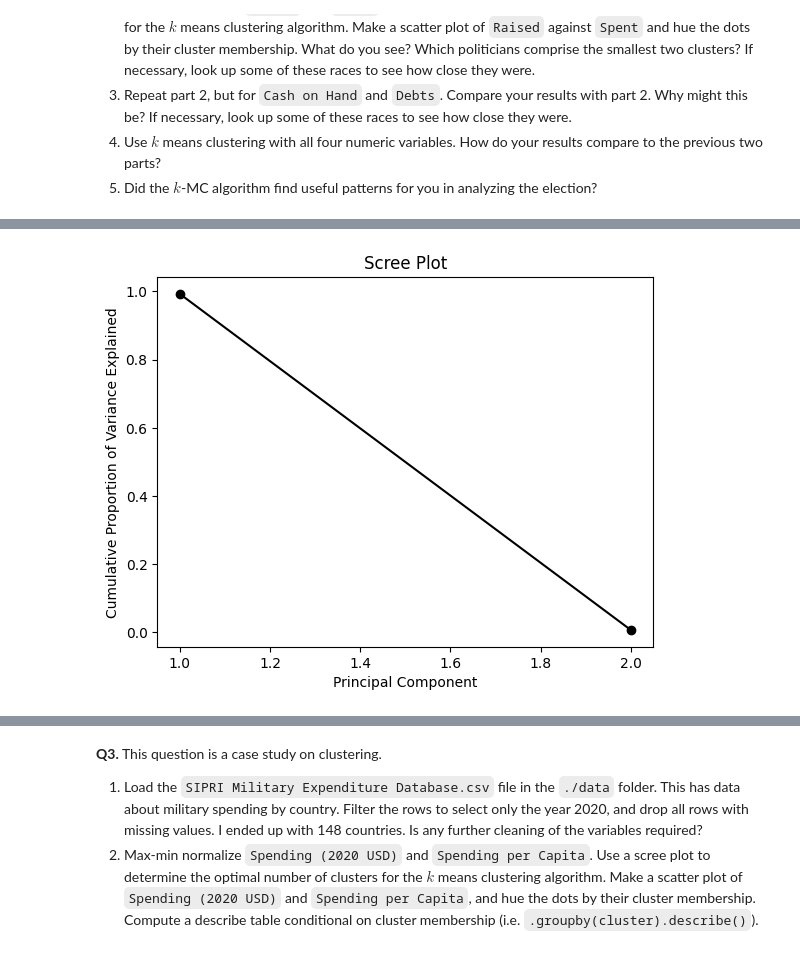
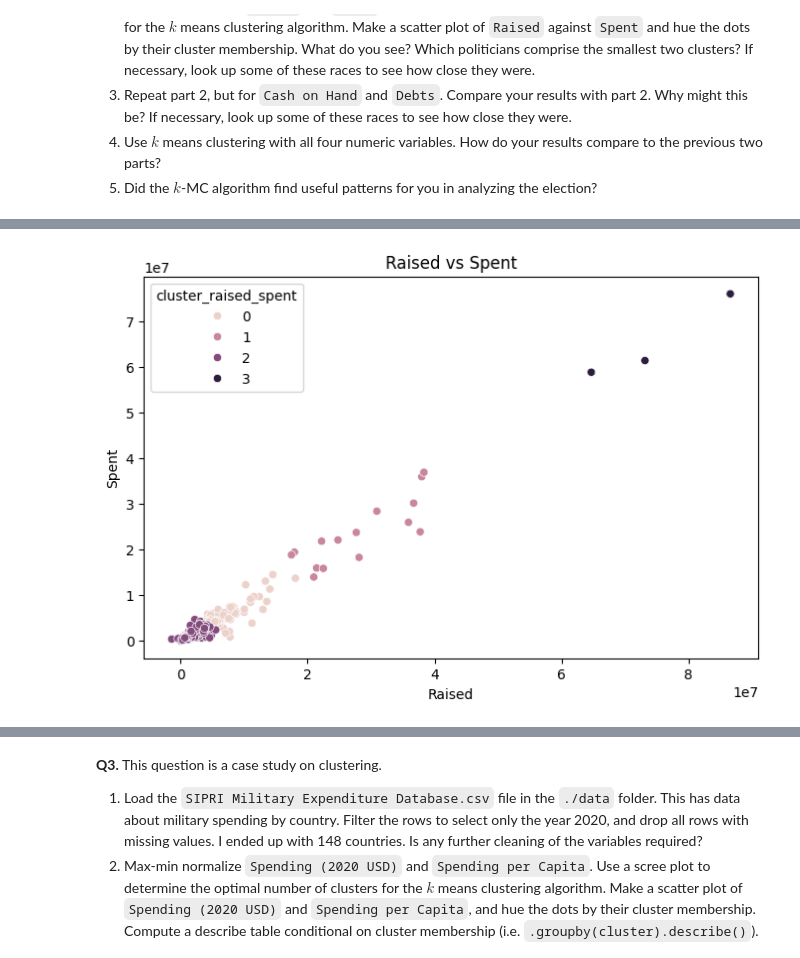
Before and after one commit to corinnefog/clustering, a Jupyter notebook: assignment/assignment_clustering.ipynb, the cells around one changed output, grey strips where cells are left out. Saved outputs shown, nothing was run; the diff lists cells and outputs as text; code cells hidden in the pictures.

```diff
--- a/assignment/assignment_clustering.ipynb
+++ b/assignment/assignment_clustering.ipynb
@@ -139,5 +139,6 @@ data['Raised'] = pd.to_numeric(data['Raised'])
 data['Spent'] = data['Spent'].replace('$','').replace(',','')
 data['Spent'] = pd.to_numeric(data['Spent'])
 data['Debts'] = data['Debts'].replace('$','')
-#data['Cash on Hand'] = data['Cash on Hand'].replace('$','').replace(',','')
-#data['Cash on Hand'] = pd.to_numeric(data['Cash on Hand'])
+data['Cash on Hand'] = data['Cash on Hand'].replace('$','').replace(',','')
+data['Cash on Hand'] = pd.to_numeric(data['Cash on Hand'])
+data.head()
@@ -144,6 +152,22 @@ data['Debts'] = data['Debts'].replace('$','')
 # %%
-raised_norm = (data['Raised'] - data['Raised'].mean()) / data['Raised'].std()
-spent_norm = (data['Spent'] - data['Spent'].mean()) / data['Spent'].std()
-raised_norm
-spent_norm
+from sklearn.preprocessing import MinMaxScaler
+scaler = MinMaxScaler()
+data[['raised_norm', 'spent_norm']] = scaler.fit_transform(data[['Raised', 'Spent']])
+
+def wcss(data, max_k=10):
+    wcss = []
+    for k in range(1, max_k + 1):
+        kmeans = KMeans(n_clusters=k, random_state=100, n_init=10)
+        kmeans.fit(data[['raised_norm','spent_norm']])
+        wcss.append(kmeans.inertia_)
+    return wcss
+
+wcss_raised_spent = wcss(data[['raised_norm', 'spent_norm']])
+
+plt.figure(figsize=(8,5))
+plt.plot(range(1,11), wcss_raised_spent)
+plt.xlabel('Number of clusters')
+plt.ylabel('WCSS')
+plt.title('WCSS for raised and spent normalized')
+plt.show()
 # %% [output]
@@ -162,3 +175,11 @@ Name: Spent, Length: 537, dtype: float64
 # %%
+optimal_k = 4
+kmeans = KMeans(n_clusters=optimal_k, random_state=58, n_init=10)
+data['cluster_raised_spent'] = kmeans.fit_predict(data[['raised_norm', 'spent_norm']])
+
+plt.figure(figsize=(8,5))
+sns.scatterplot(x='Raised', y='Spent', hue='cluster_raised_spent', data=data)
+plt.title('Raised vs Spent')
+plt.show()
 # %% [output]
-[figure, old version]
+[figure, new version]
```
Also changed, not shown: parts of 5 cells of this notebook.
